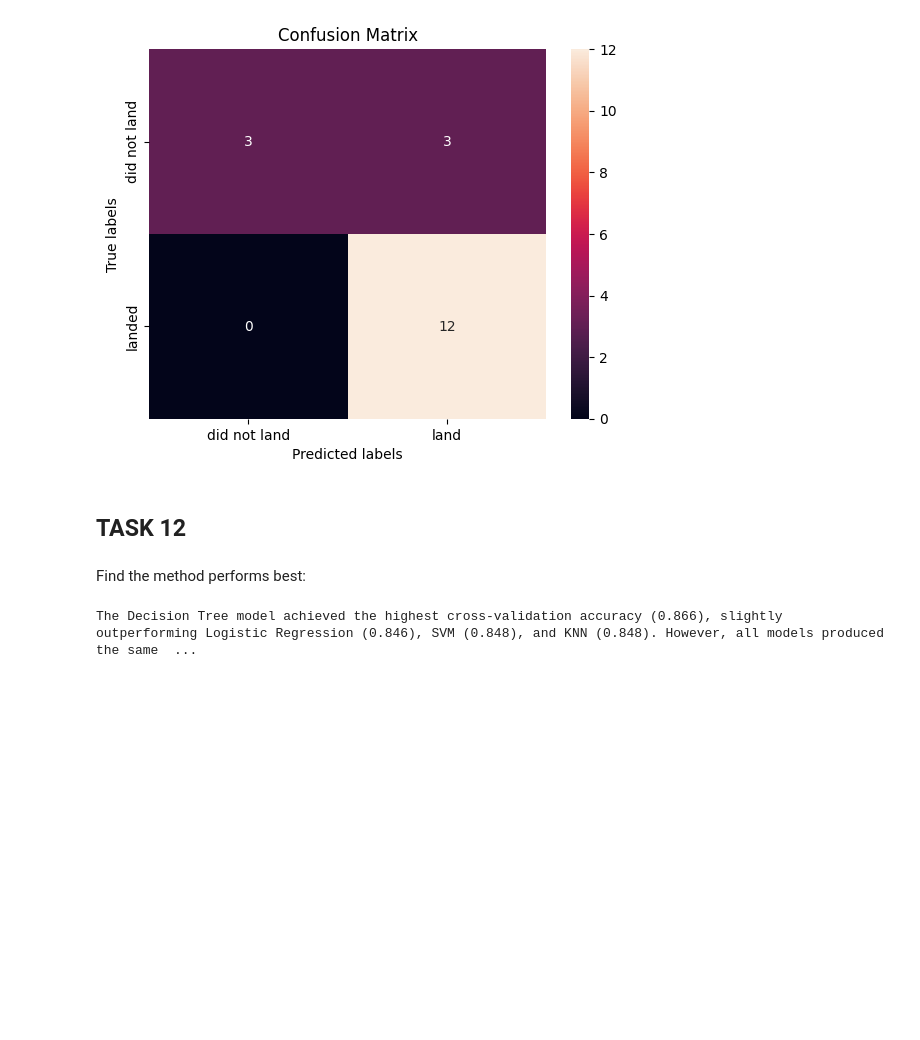
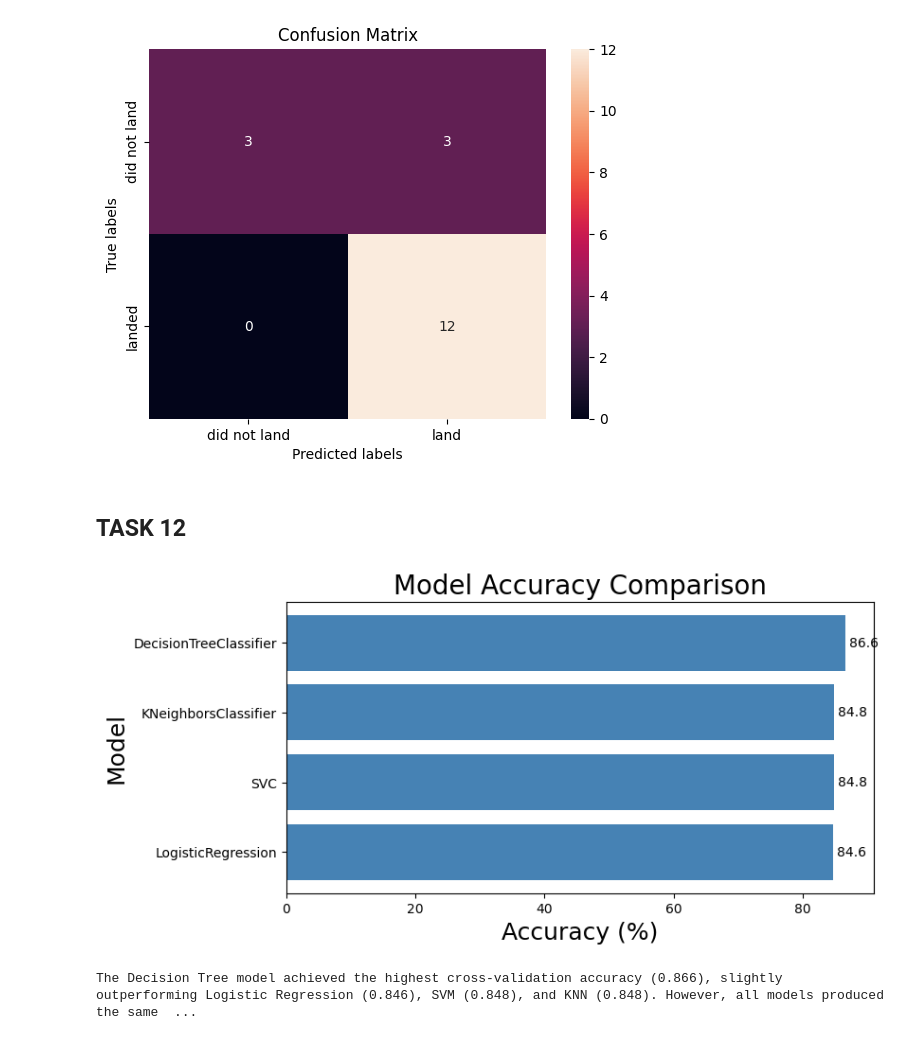
Before and after one commit to ShoheiUchikawa-nttat/testrepo, a Jupyter notebook: SpaceX_Machine Learning Prediction_Part_5.ipynb, the cells around one changed output. Drawn from its saved outputs; the diff is of its cells as text; code cells hidden in the pictures; blank space fills up the shorter version.

```diff
--- a/SpaceX_Machine Learning Prediction_Part_5.ipynb
+++ b/SpaceX_Machine Learning Prediction_Part_5.ipynb
@@ -380,8 +380,32 @@ plot_confusion_matrix(Y_test,yhat)
 [figure]
 # %% [markdown]
 ## TASK  12
-# %% [markdown]
-Find the method performs best:
+# %%
+# Find the method performs best:
+result=pd.DataFrame({
+'Model': [
+'LogisticRegression',
+'SVC',
+'DecisionTreeClassifier',
+'KNeighborsClassifier'],
+'Accuracy': [
+100*logreg_cv.best_score_,
+100*svm_cv.best_score_,
+100*tree_cv.best_score_,
+100*knn_cv.best_score_]
+})
+result=result.sort_values('Accuracy', ascending=True)
+fig, ax = plt.subplots(figsize=(8, 4))
+bars = ax.barh( result['Model'], result['Accuracy'], color='steelblue')
+
+# Display Accuracy value
+ax.bar_label( bars, fmt='%.1f', padding=3 )
+ax.set_xlabel('Accuracy (%)', fontsize=18)
+ax.set_ylabel('Model', fontsize=18)
+ax.set_title('Model Accuracy Comparison', fontsize=20)
+plt.show()
+# %% [output]
+[figure, added]
 # %%
 print("The Decision Tree model achieved the highest cross-validation accuracy (0.866), slightly outperforming Logistic Regression (0.846), SVM (0.848), and KNN (0.848). However, all models produced the same confusion matrix on the test set (TP=12, FP=3), indicating comparable performance on the 18 test samples.")
 # %% [output]
```
